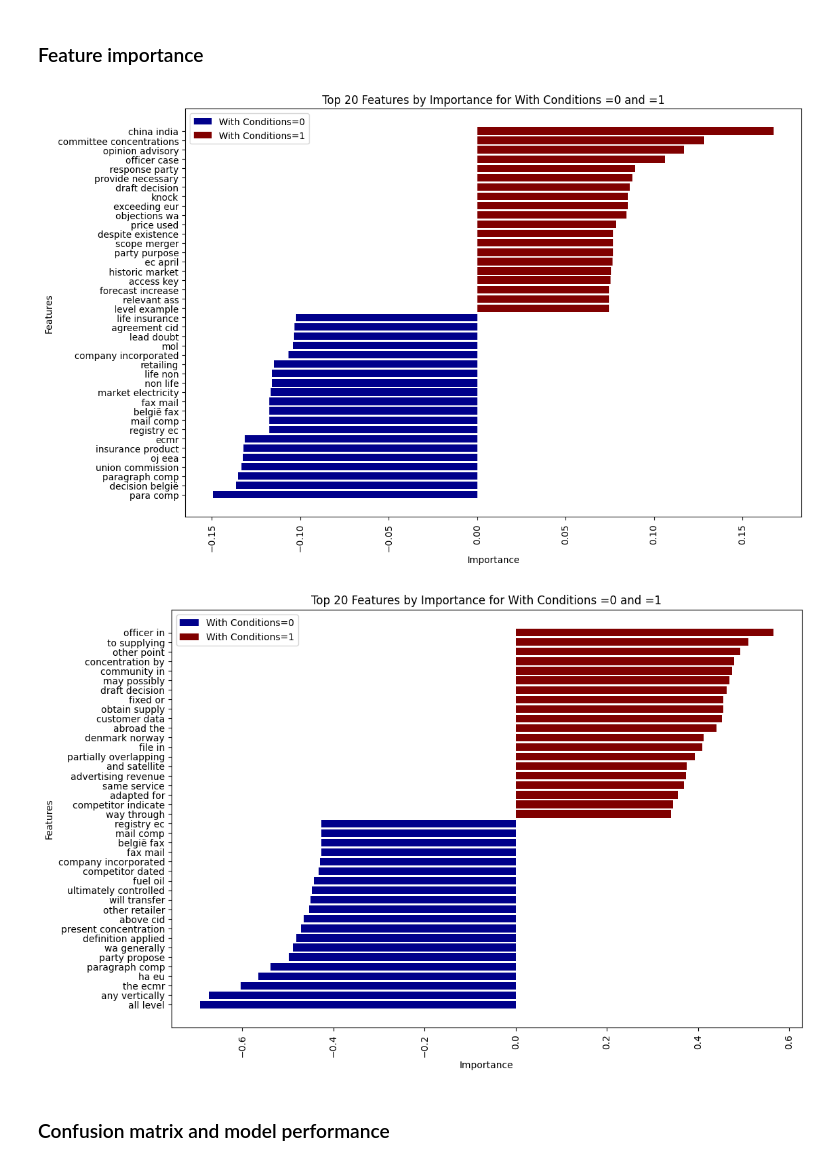
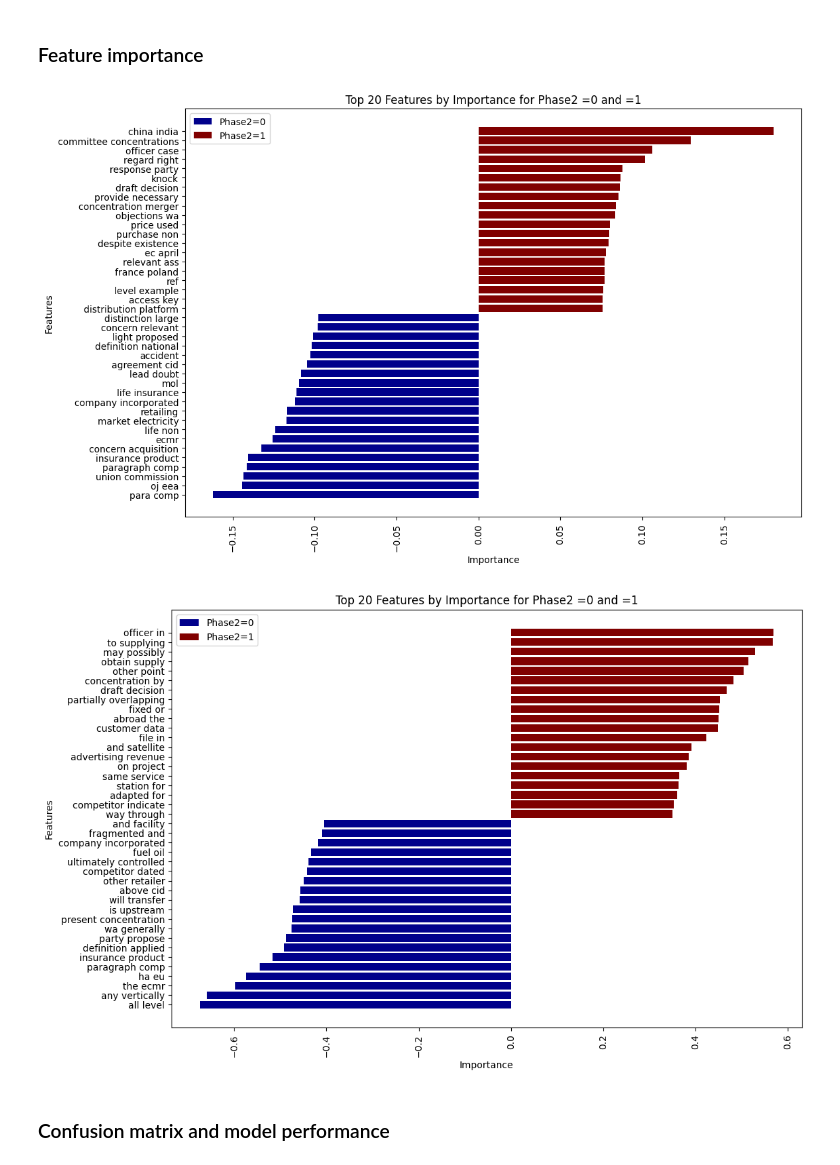
Before and after one commit to adellegia/predicting-merger-decision-outcomes, a Jupyter notebook: notebooks/experiment_1/model_svm_p2.ipynb, the cells around one changed output. Saved outputs shown, nothing was run; the diff lists cells and outputs as text; code cells hidden in the pictures.

```diff
--- a/notebooks/experiment_1/model_svm_p2.ipynb
+++ b/notebooks/experiment_1/model_svm_p2.ipynb
@@ -27,6 +28,12 @@ from ml_model import train_model_cross_val, train_model_test, get_feature_import
 ### Load data
 # %%
 df = pd.read_json(r"../../data/processed/pre-processed_merged_2023_04_04.json")
+# %%
+# Define a regular expression pattern to match the unwanted words
+remove_words = ['dg comp merger registry', 'belgië', 'tel fax mail', 'tel', 'fax', 'comp merger registry',
+                'ec europa eu', 'belgië fax', 'comp merger registry', 'tel', 'tel fax', 'fax mail', 'registry fax']
+remove_pattern = re.compile(r'\b(' + '|'.join(remove_words) + r')\b', flags=re.IGNORECASE)
+df['text_clean'] = df['text_clean'].replace(remove_pattern, '', regex=True)
 # %% [markdown]
 ### Balance data and split to train and test set
 # %%
@@ -145,26 +152,26 @@ for i in range(0,2):
 # %%
 for i in range(0,2):
     # Sort the features by absolute importance for label=1
     globals()[f"df_features_train1_{i}"] = globals()[f"df_features_train1_{i}"].sort_values(by='abs_importance', ascending=False)
     globals()[f"df_features_train1_top10_{i}"] = globals()[f"df_features_train1_{i}"].nlargest(20, 'abs_importance')
     globals()[f"df_features_train1_top10_{i}"] = globals()[f"df_features_train1_top10_{i}"].sort_values('importance', ascending=True)
 
     # Sort the features by absolute importance for label=0
     globals()[f"df_features_train0_{i}"] = globals()[f"df_features_train0_{i}"].sort_values(by='abs_importance', ascending=False)
     globals()[f"df_features_train0_top10_{i}"] = globals()[f"df_features_train0_{i}"].nlargest(20, 'abs_importance')
 
     # Create a combined bar chart
     fig, ax = plt.subplots(figsize=(12, 8))
-    ax.barh(globals()[f"df_features_train0_top10_{i}"]['feature'], globals()[f"df_features_train0_top10_{i}"]['importance'], color='darkblue', label='With Conditions=0')
-    ax.barh(globals()[f"df_features_train1_top10_{i}"]['feature'], globals()[f"df_features_train1_top10_{i}"]['importance'], color='maroon', label='With Conditions=1')
+    ax.barh(globals()[f"df_features_train0_top10_{i}"]['feature'], globals()[f"df_features_train0_top10_{i}"]['importance'], color='darkblue', label='Phase2=0')
+    ax.barh(globals()[f"df_features_train1_top10_{i}"]['feature'], globals()[f"df_features_train1_top10_{i}"]['importance'], color='maroon', label='Phase2=1')
     ax.set_xlabel('Importance')
     ax.set_ylabel('Features')
-    ax.set_title('Top 20 Features by Importance for With Conditions =0 and =1')
+    ax.set_title('Top 20 Features by Importance for Phase2 =0 and =1')
     ax.legend()
     plt.xticks(rotation=90)
     #plt.show()
 
     plt.savefig('../../output/figures/svm_p2_' + str(i) + '.png', bbox_inches='tight')
 # %% [output]
-[figure, old version]
+[figure, new version]
-[figure, old version]
+[figure, new version]
```
Also changed, not shown: parts of 4 cells of this notebook, 4 other files.
